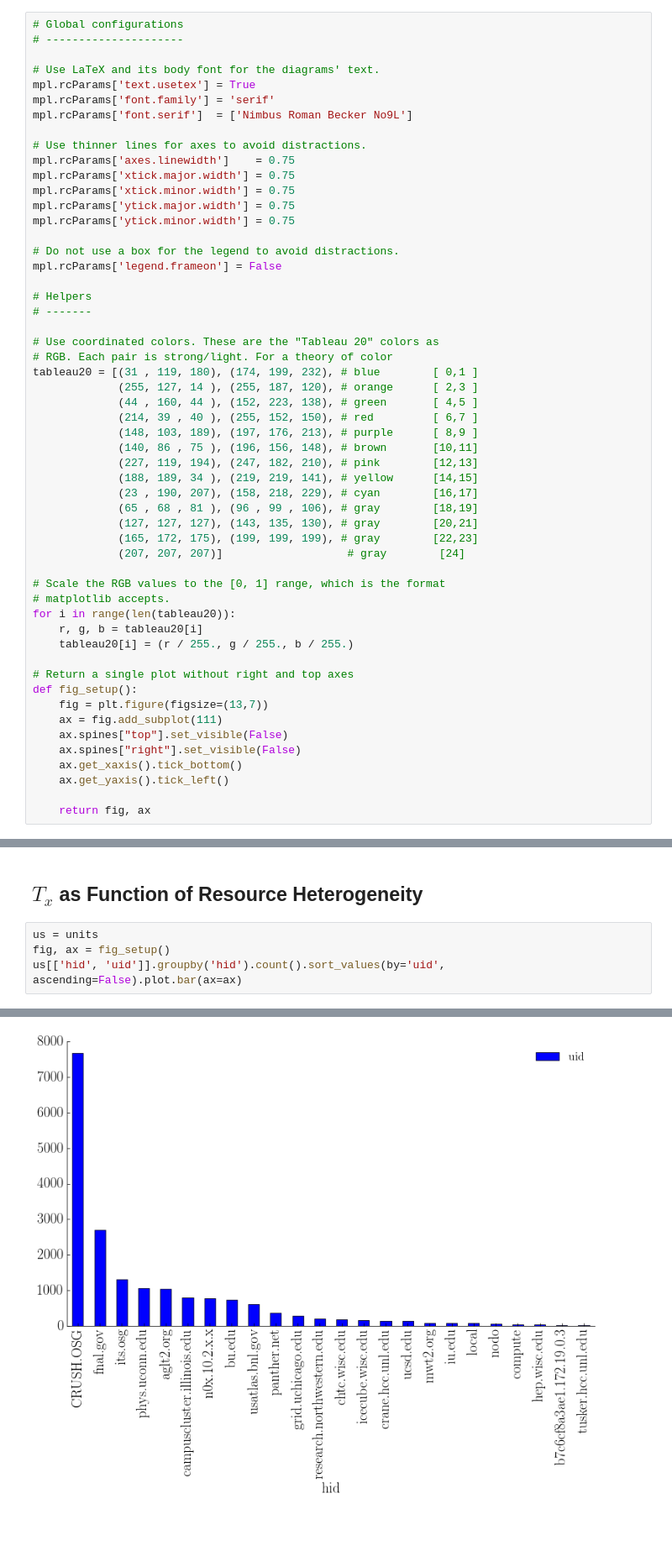
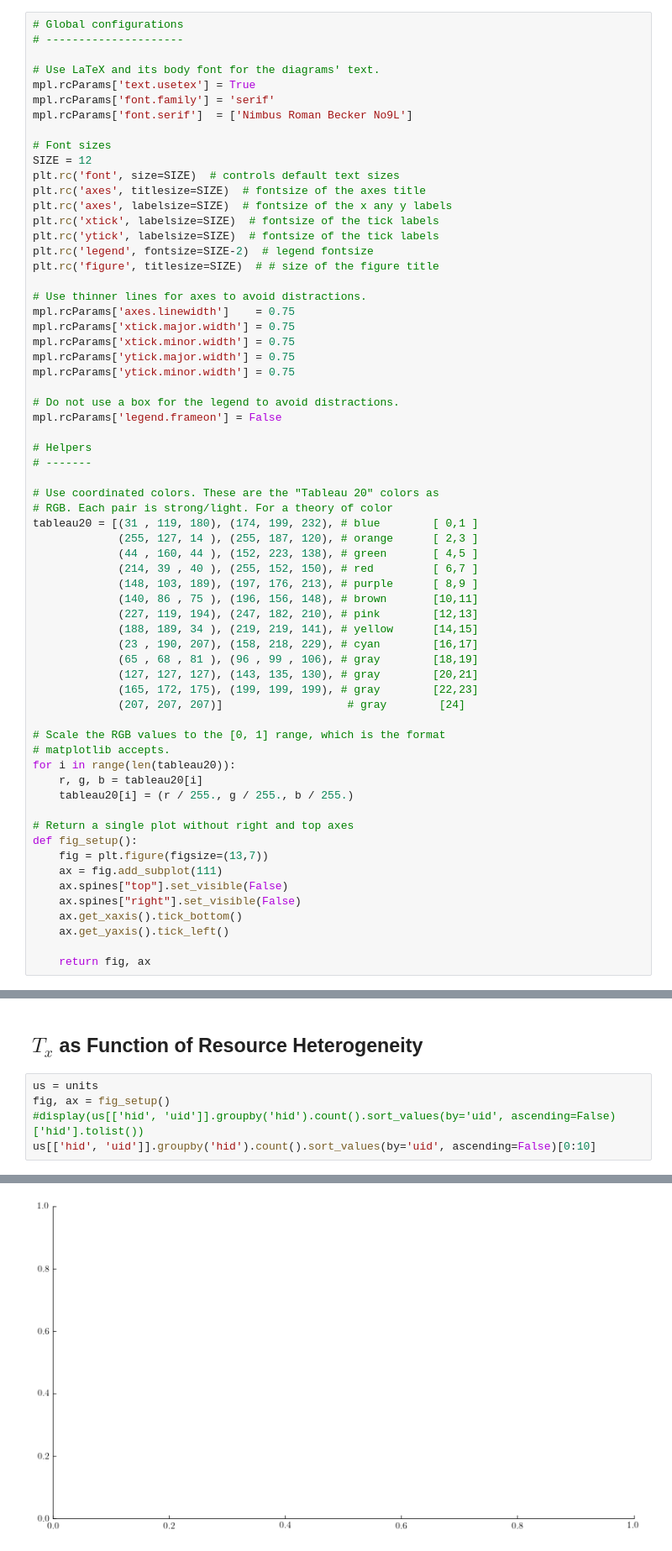
Before and after one commit to radical-cybertools/radical.analytics, a Jupyter notebook: use_cases/rp_on_osg/analysis_exp1-6.ipynb, the cells around one changed output, grey strips where cells are left out. Shown at 84% size. Cells and saved outputs as stored; diff of their text form; blank space fills up the shorter version.

```diff
--- a/use_cases/rp_on_osg/analysis_exp1-6.ipynb
+++ b/use_cases/rp_on_osg/analysis_exp1-6.ipynb
@@ -33,6 +33,16 @@ pd.set_option('expand_frame_repr', False)
 mpl.rcParams['text.usetex'] = True
 mpl.rcParams['font.family'] = 'serif'
 mpl.rcParams['font.serif']  = ['Nimbus Roman Becker No9L']
+
+# Font sizes
+SIZE = 12
+plt.rc('font', size=SIZE)  # controls default text sizes
+plt.rc('axes', titlesize=SIZE)  # fontsize of the axes title
+plt.rc('axes', labelsize=SIZE)  # fontsize of the x any y labels
+plt.rc('xtick', labelsize=SIZE)  # fontsize of the tick labels
+plt.rc('ytick', labelsize=SIZE)  # fontsize of the tick labels
+plt.rc('legend', fontsize=SIZE-2)  # legend fontsize
+plt.rc('figure', titlesize=SIZE)  # # size of the figure title
 
 # Use thinner lines for axes to avoid distractions.
 mpl.rcParams['axes.linewidth']    = 0.75
@@ -354,5 +371,6 @@ plt.savefig('figures/osg_tx_shuffled_frequency.pdf', dpi=600, bbox_inches='tight
 # %%
 us = units
 fig, ax = fig_setup()
-us[['hid', 'uid']].groupby('hid').count().sort_values(by='uid', ascending=False).plot.bar(ax=ax)
+#display(us[['hid', 'uid']].groupby('hid').count().sort_values(by='uid', ascending=False)['hid'].tolist())
+us[['hid', 'uid']].groupby('hid').count().sort_values(by='uid', ascending=False)[0:10]
 # %% [output]
@@ -360,4 +389,4 @@ us[['hid', 'uid']].groupby('hid').count().sort_values(by='uid', ascending=False)
-[figure, old version]
+[figure, new version]
 # %%
 fig, ax = fig_setup()
 
```
Also changed, not shown: parts of 10 cells of this notebook, 11 other files.
